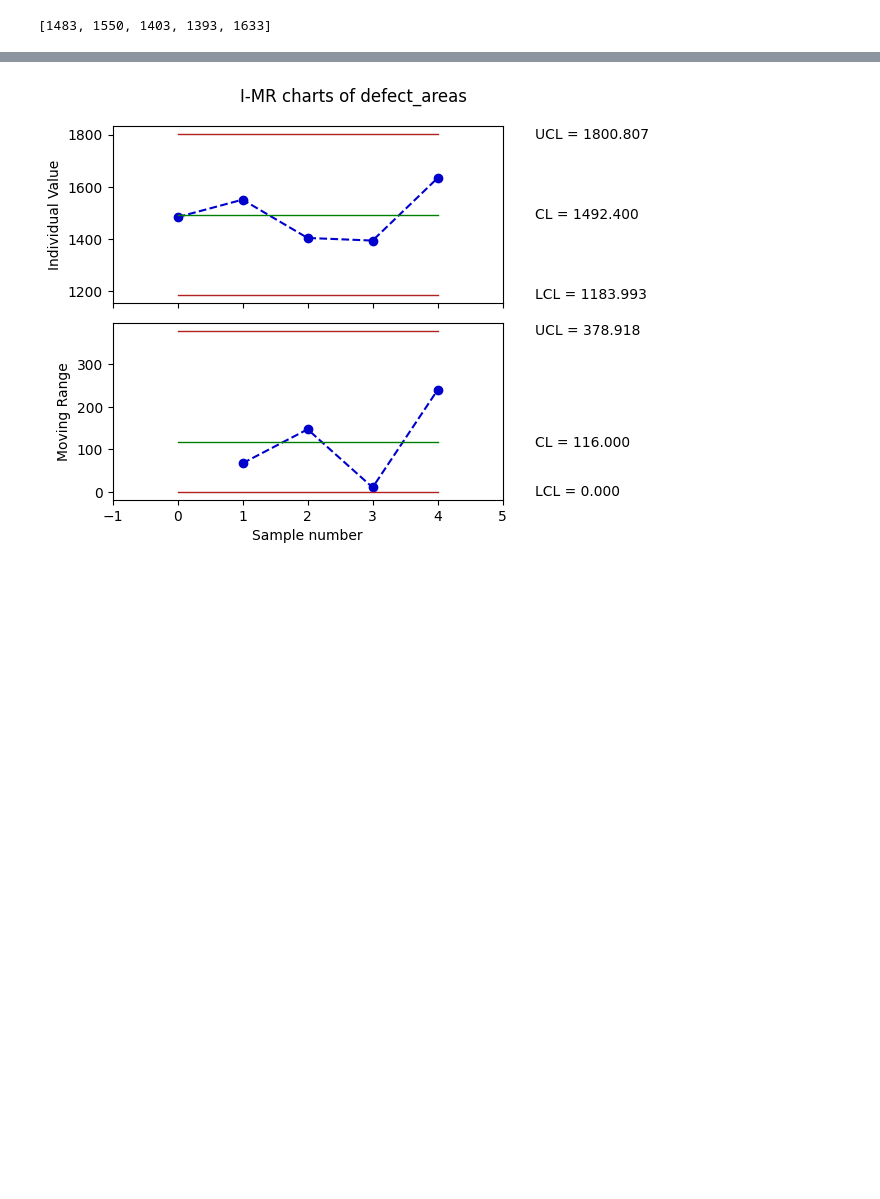
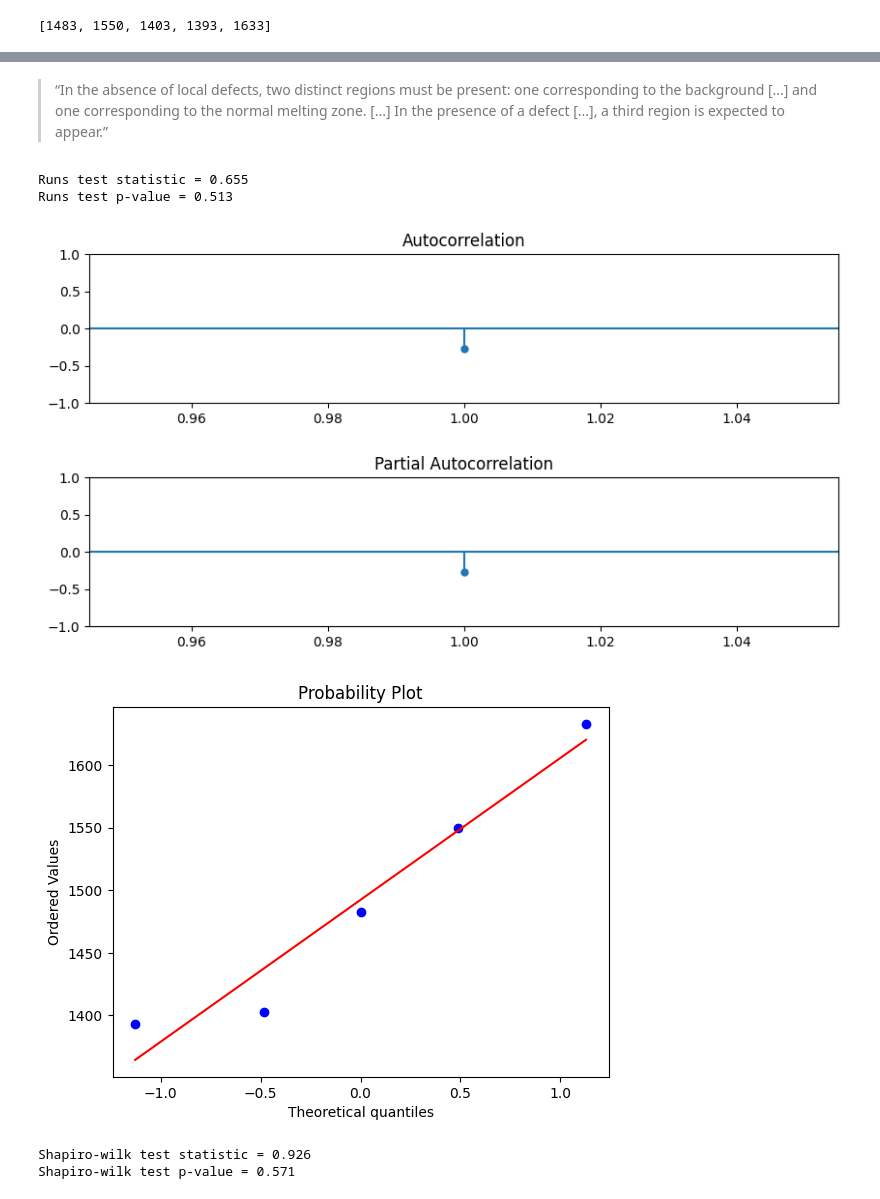
Before and after one commit to Cimap-dev/qda-project, a Jupyter notebook: kmeans.ipynb, the cells around one changed output, grey strips where cells are left out. Saved outputs shown, nothing was run; the diff lists cells and outputs as text; code cells hidden in the pictures; blank space fills up the shorter version.

```diff
--- a/kmeans.ipynb
+++ b/kmeans.ipynb
@@ -483,8 +547,18 @@ Cold cluster id: 1
+# %% [markdown]
+> “In the absence of local defects, two distinct regions must be present: one corresponding to the background [...] and one corresponding to the normal melting zone. [...] In the presence of a defect [...], a third region is expected to appear.”
 # %%
 import qdatoolkit as qda
 
-
-defect_areas = pd.DataFrame({'defect_areas': defect_areas})
+# hardcoded for fast computation!
+defect_areas = pd.DataFrame({'defect_areas': [1483, 1550, 1403, 1393, 1633]})
+#defect_areas = pd.DataFrame({'defect_areas': defect_areas})
+runs_statistic, runs_pvalue = qda.Assumptions(defect_areas['defect_areas']).independence()
+sw_statistic, sw_pvalue = qda.Assumptions(defect_areas['defect_areas']).normality()
 data_IMR = qda.ControlCharts.IMR(defect_areas,'defect_areas')
 # %% [output]
+Runs test statistic = 0.655
+Runs test p-value = 0.513
-[figure, old version]
+[figure, new version]
+[figure, added]
+Shapiro-wilk test statistic = 0.926
+Shapiro-wilk test p-value = 0.571
```
Also changed, not shown: parts of 12 cells of this notebook.
